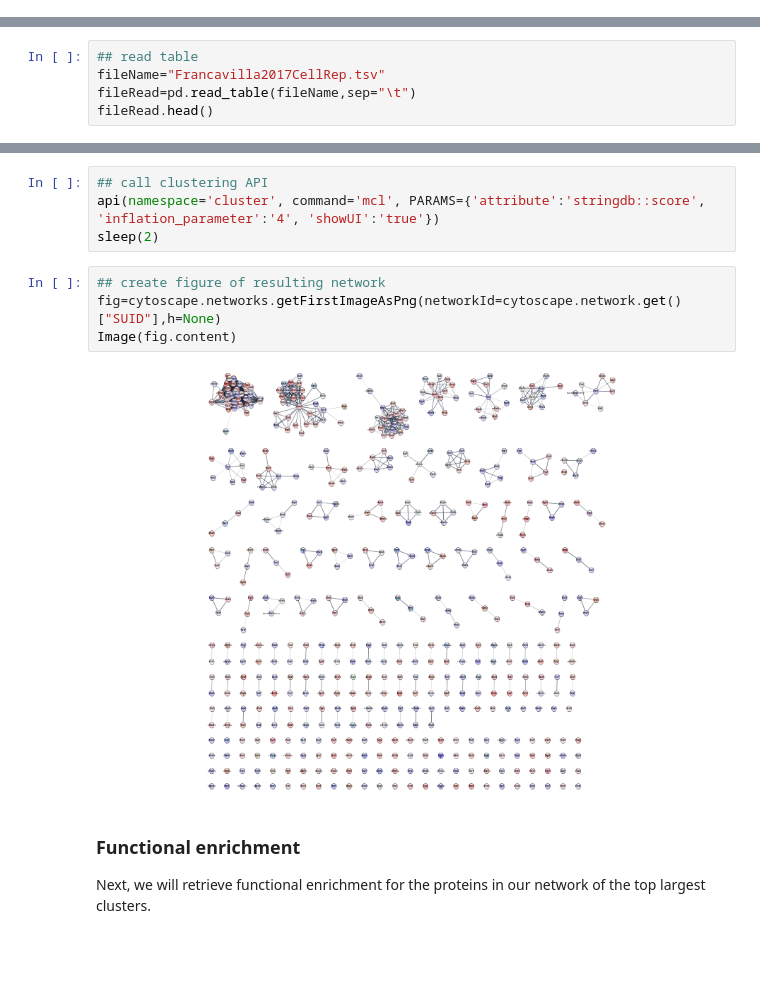
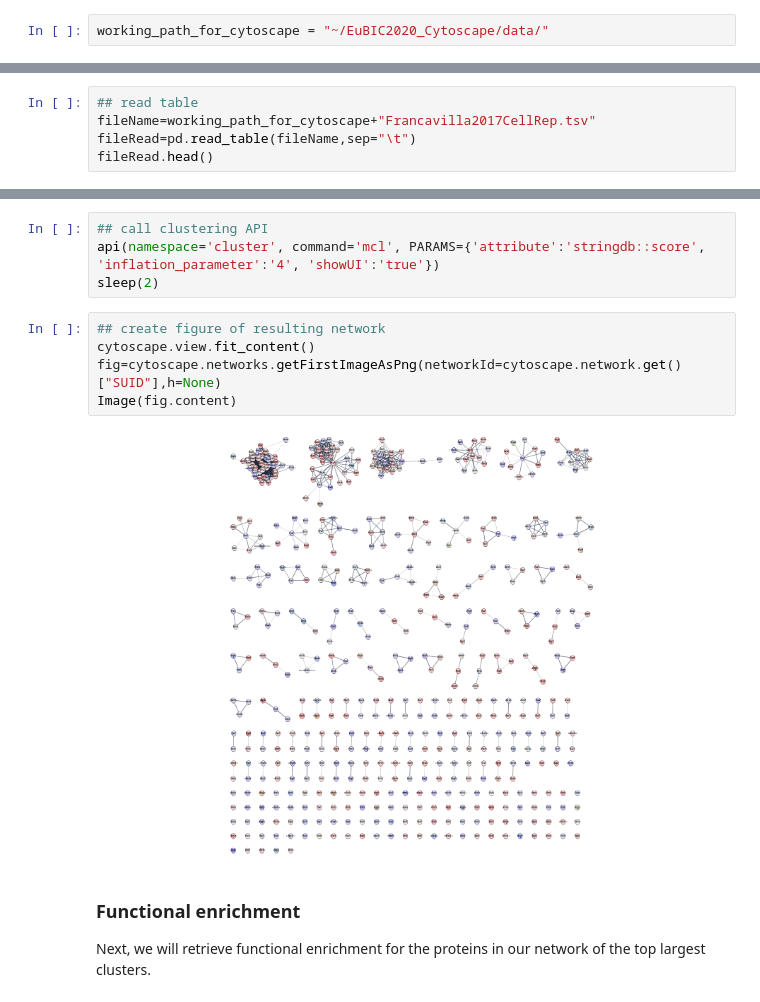
Before and after one commit to scaramonche/EuBIC2020_Cytoscape, a Jupyter notebook: cytoscape_string_ex3.ipynb, the cells around one changed output, grey strips where cells are left out. Drawn from its saved outputs; the diff is of its cells as text; blank space fills up the shorter version.

Commit message:
Updated notebooks (added working dir in the beginning, changed styling a bit and added some new filtering and legends)

```diff
--- a/cytoscape_string_ex3.ipynb
+++ b/cytoscape_string_ex3.ipynb
@@ -16,3 +18,5 @@ from IPython.display import Image
+# %%
+working_path_for_cytoscape = "~/EuBIC2020_Cytoscape/data/"
 # %% [markdown]
 ### Setup Cytoscape
 TODO: check if apps are installed and if not, install them
@@ -29,7 +33,7 @@ cytoscape.session.new()
 In this exercise, we will work with a list of 541 proteins associated with epithelial ovarian cancer (EOC) as identified by phosphoproteomics in the study by Francavilla et al.. An adapted, simplified version of their results table can be downloaded here.
 # %%
 ## read table
-fileName="Francavilla2017CellRep.tsv"
+fileName=working_path_for_cytoscape+"Francavilla2017CellRep.tsv"
 fileRead=pd.read_table(fileName,sep="\t")
 fileRead.head()
 # %% [output]
@@ -167,10 +176,11 @@ api(namespace='cluster', command='mcl', PARAMS={'attribute':'stringdb::score', '
 sleep(2)
 # %%
 ## create figure of resulting network
+cytoscape.view.fit_content()
 fig=cytoscape.networks.getFirstImageAsPng(networkId=cytoscape.network.get()["SUID"],h=None)
 Image(fig.content)
 # %% [output]
-[figure, old version]
+[figure, new version]
 # %% [markdown]
 ### Functional enrichment
 Next, we will retrieve functional enrichment for the proteins in our network of the top largest clusters.
```
Also changed, not shown: parts of 11 cells of this notebook, 1 other file.
